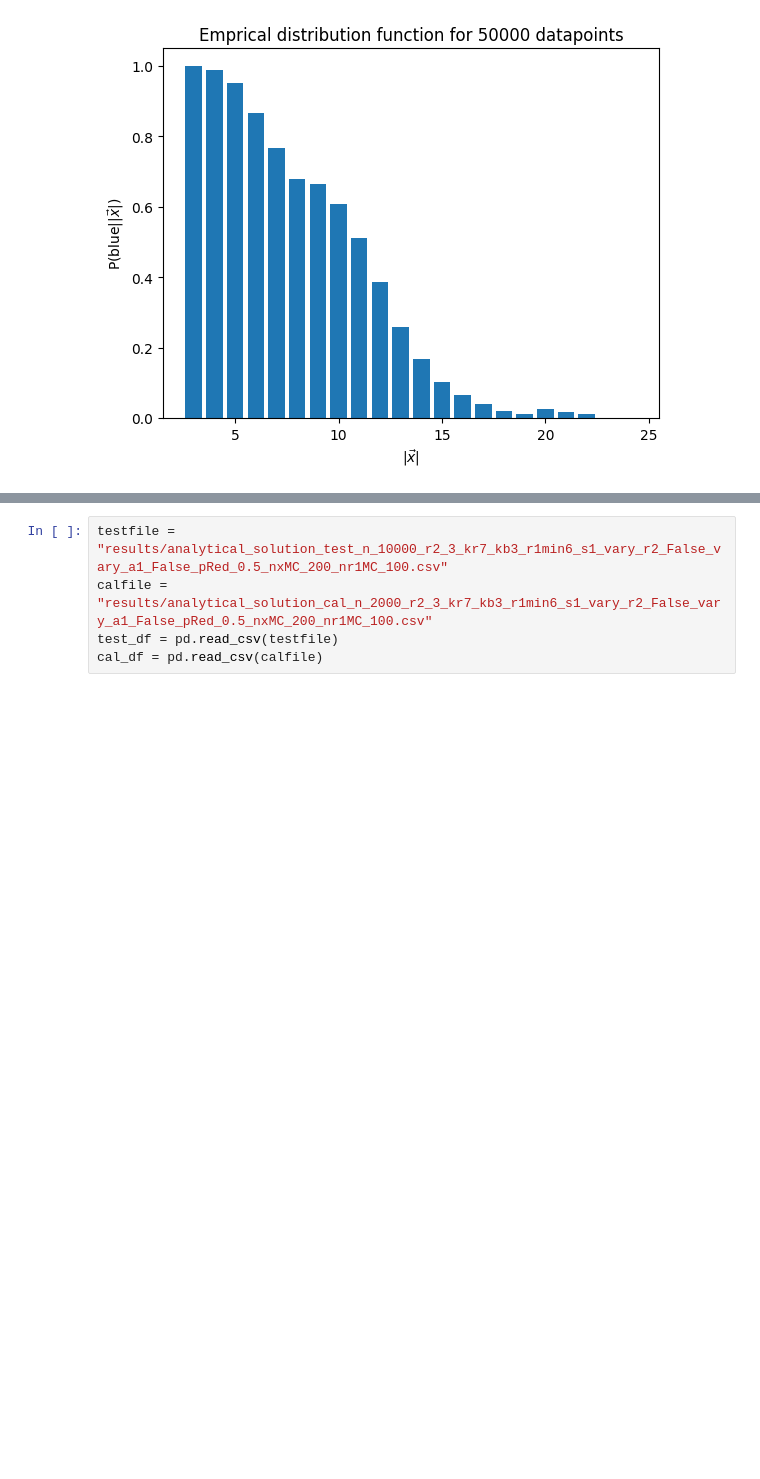
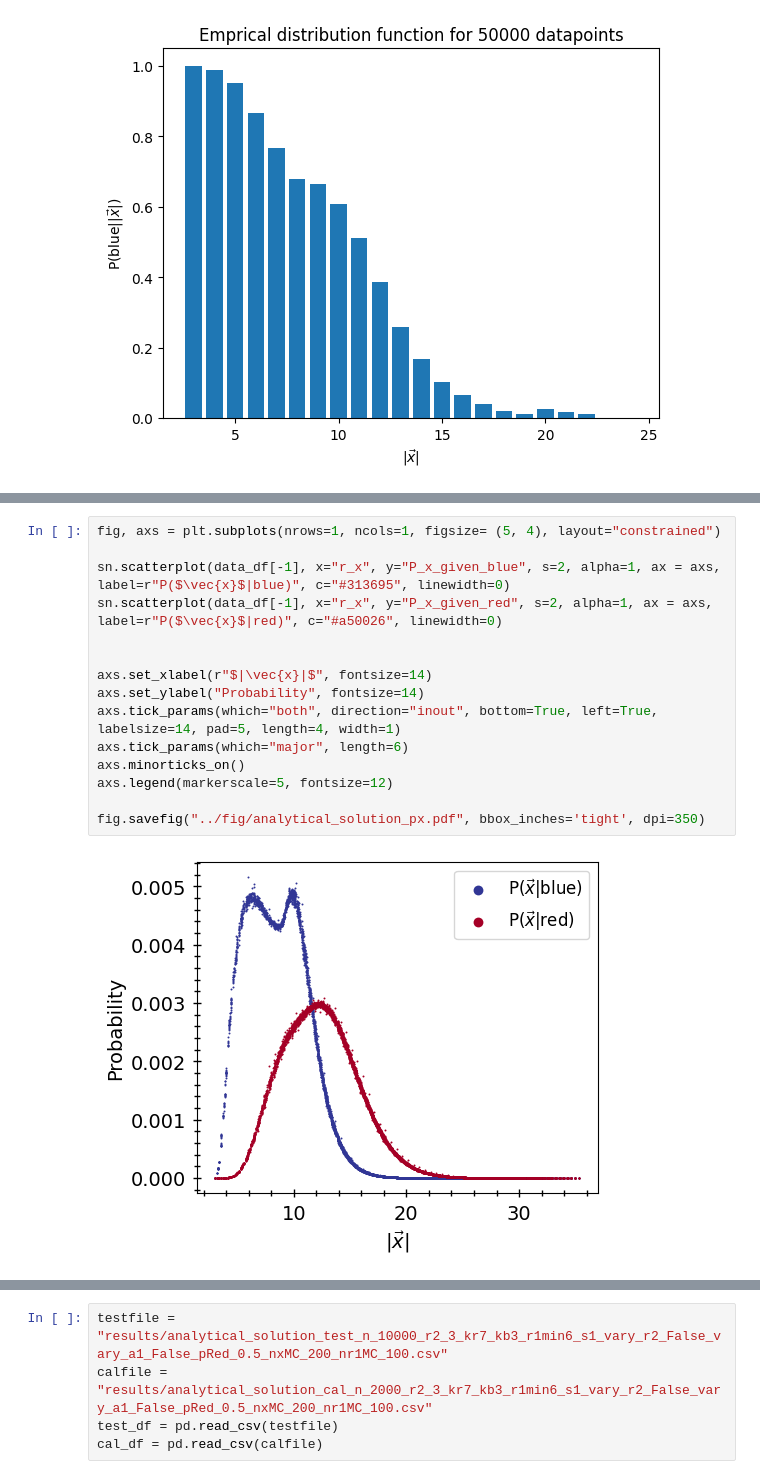
Before and after one commit to choisant/foundational-modeling, a Jupyter notebook: toy_experiment/analytical/plot_analytical_solution.ipynb, the cells around one changed output, grey strips where cells are left out. Cells and saved outputs as stored; diff of their text form; blank space fills up the shorter version.

```diff
--- a/toy_experiment/analytical/plot_analytical_solution.ipynb
+++ b/toy_experiment/analytical/plot_analytical_solution.ipynb
@@ -124,0 +182,17 @@ for i in range(len(nr1MC)):
+# %%
+fig, axs = plt.subplots(nrows=1, ncols=1, figsize= (5, 4), layout="constrained")
+
+sn.scatterplot(data_df[-1], x="r_x", y="P_x_given_blue", s=2, alpha=1, ax = axs, label=r"P($\vec{x}$|blue)", c="#313695", linewidth=0)
+sn.scatterplot(data_df[-1], x="r_x", y="P_x_given_red", s=2, alpha=1, ax = axs, label=r"P($\vec{x}$|red)", c="#a50026", linewidth=0)
+
+
+axs.set_xlabel(r"$|\vec{x}|$", fontsize=14)
+axs.set_ylabel("Probability", fontsize=14)
+axs.tick_params(which="both", direction="inout", bottom=True, left=True, labelsize=14, pad=5, length=4, width=1)
+axs.tick_params(which="major", length=6)
+axs.minorticks_on()
+axs.legend(markerscale=5, fontsize=12)
+
+fig.savefig("../fig/analytical_solution_px.pdf", bbox_inches='tight', dpi=350)
+# %% [output]
+[figure, added]
```
Also changed, not shown: parts of 7 cells of this notebook, 30 other files.
